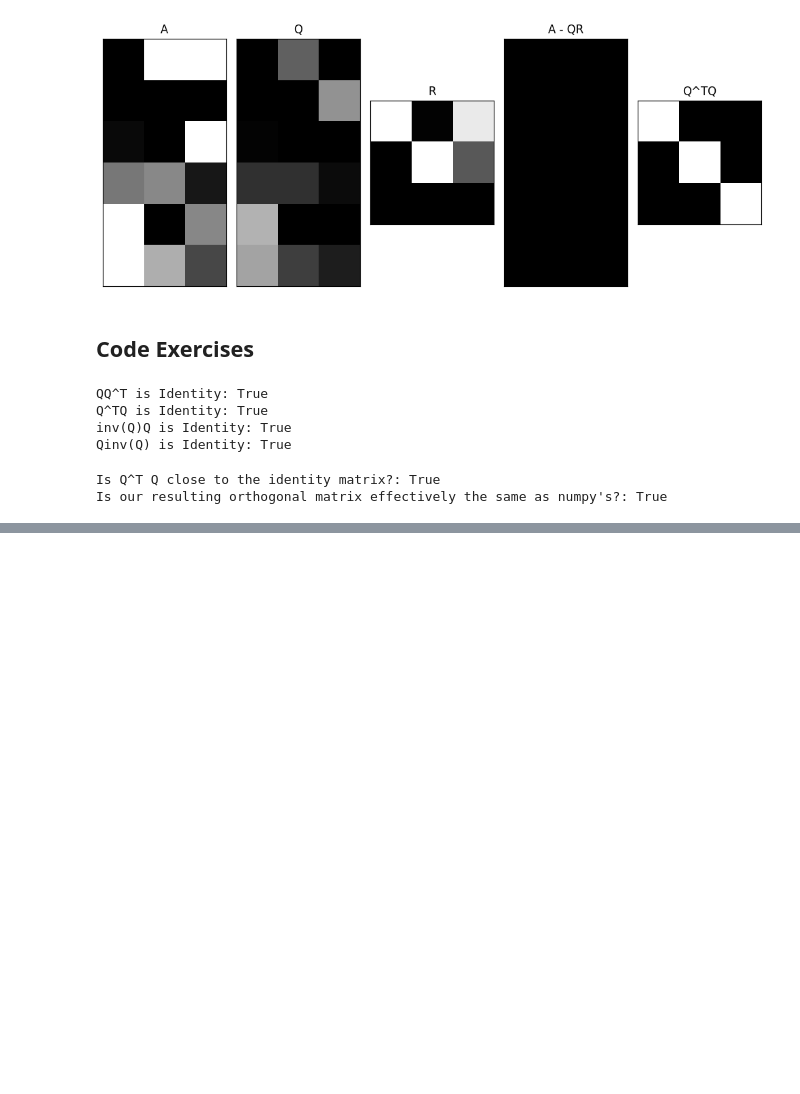
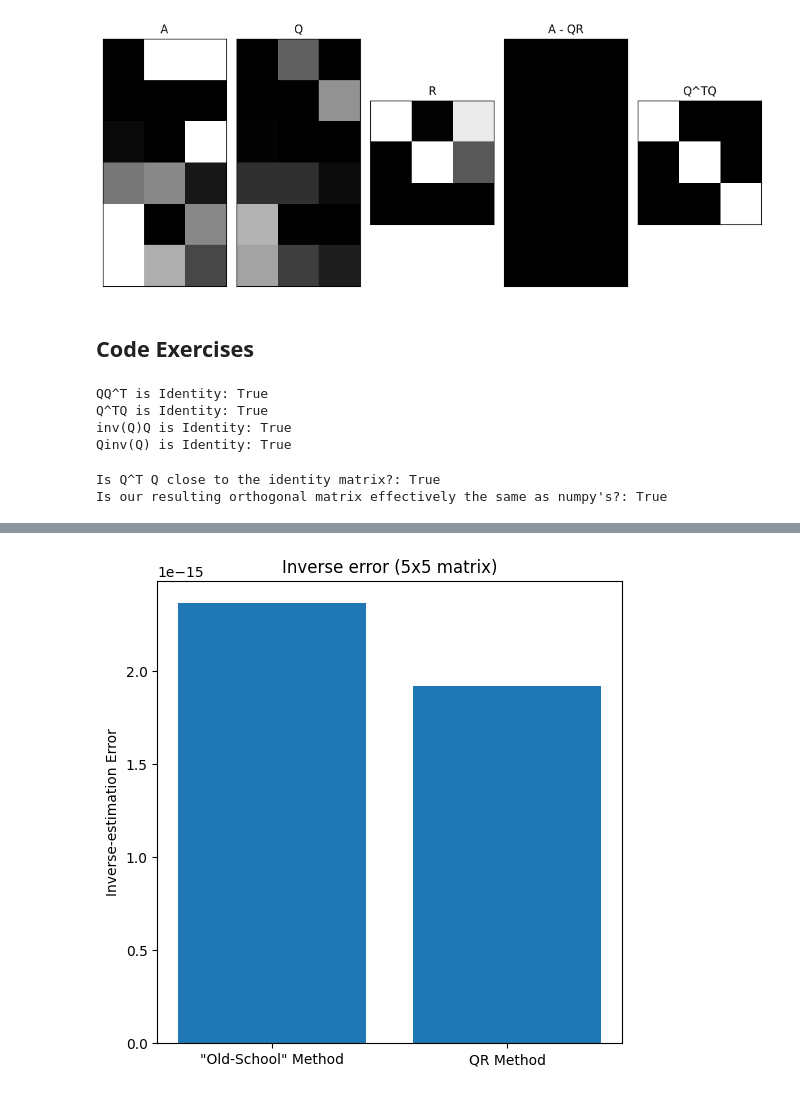
Before and after one commit to MiesnerJacob/practical-linear-algebra-for-data-science, a Jupyter notebook: 09-orthogonal-matrices-qr-decomposition.ipynb, the cells around one changed output, grey strips where cells are left out. Drawn from its saved outputs; the diff is of its cells as text; code cells hidden in the pictures; blank space fills up the shorter version.

Commit message:
completed code exercises for chapter 09, orthogonal matrices and qr decomposition

```diff
--- a/09-orthogonal-matrices-qr-decomposition.ipynb
+++ b/09-orthogonal-matrices-qr-decomposition.ipynb
@@ -172,0 +209,71 @@ Is our resulting orthogonal matrix effectively the same as numpy's?: True
+# %%
+# Exercise 9-4 (Compare Matrix inverse implementations)
+
+def oldSchoolInv(matrix):
+    """Compute the inverse of a matrix."""
+
+    # matrix size
+    n = matrix.shape[0]
+
+    # abort if non-square
+    if not np.diff(matrix.shape)[0]==0:
+        raise Exception('Matrix must be square.')
+
+    if np.linalg.matrix_rank(matrix) != n:
+        raise Exception('Matrix must be full-rank.')
+
+    # Compute minors matrix
+    minors_matrix = np.zeros((n, n))
+    for i in range(n):
+        for j in range(n):
+            rows = np.arange(n) != i
+            cols = np.arange(n) != j
+            minors_matrix[i, j] = np.linalg.det(matrix[rows][:, cols])
+
+    # Compute grid matrix
+    grid_matrix = np.zeros((n, n))
+    for i in range(n):
+        for j in range(n):
+            grid_matrix[i, j] = (-1) ** (i + j)
+
+    # Compute Cofactors matrix
+    cofactors_matrix = minors_matrix * grid_matrix
+
+    # Compute Adjugate Matrix (Inverse) & Numpy Inverse
+    adjugate_matrix = cofactors_matrix.T / np.linalg.det(matrix)
+
+    return adjugate_matrix
+
+
+# Create random numbers matrix
+n = 5
+random_matrix = np.random.randn(n,n)
+
+# Via "Old-School" method
+old_school_inverse = oldSchoolInv(random_matrix)
+old_school_method_matrix_product = old_school_inverse @ random_matrix
+
+# Via QR decomposition
+matrix_q, matrix_r = np.linalg.qr(random_matrix)
+matrix_inverse = oldSchoolInv(matrix_r) @ matrix_q.T
+qr_method_matrix_product = matrix_inverse @ random_matrix
+
+# Calculate inverse-estimation error for both metods
+def euclidean_distance(matrix_a, matrix_b):
+    return np.sqrt(np.sum((matrix_a - matrix_b) ** 2))
+
+identity_matrix = np.eye(n)
+old_school_method_distance = euclidean_distance(old_school_method_matrix_product, identity_matrix)
+qr_method_distance = euclidean_distance(qr_method_matrix_product, identity_matrix)
+distances = [old_school_method_distance, qr_method_distance]
+
+# Create plot
+plt.figure(figsize=(6,6))
+
+plt.bar(range(2),distances)
+plt.xticks(range(2),labels=['"Old-School" Method','QR Method'])
+plt.ylabel('Inverse-estimation Error')
+plt.title(f'Inverse error ({n}x{n} matrix)',ha='center')
+plt.show()
+# %% [output]
+[figure, added]
```
Also changed, not shown: parts of 9 cells of this notebook.
